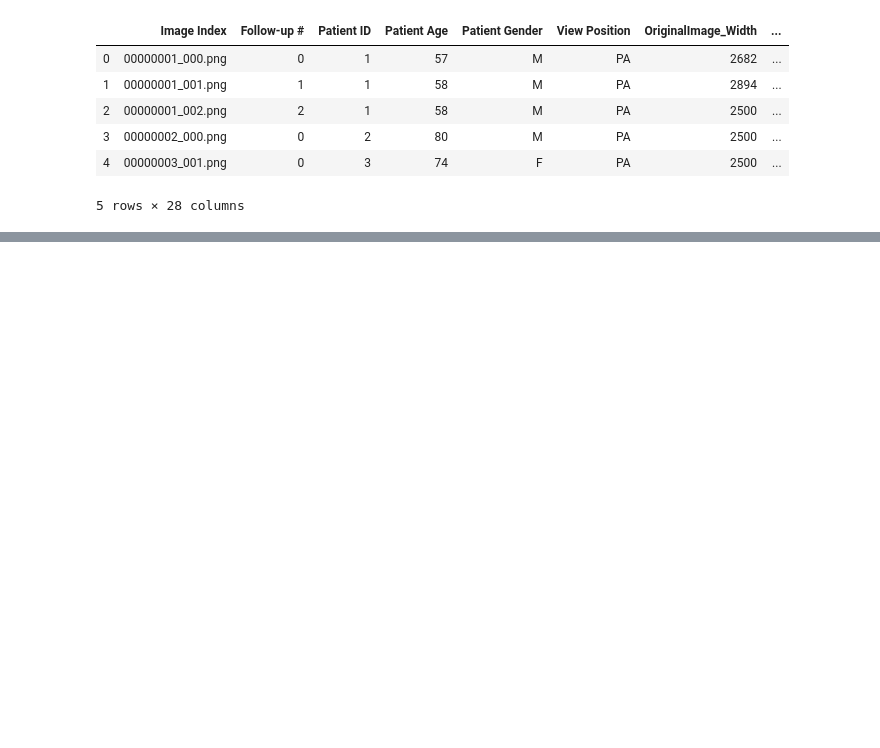
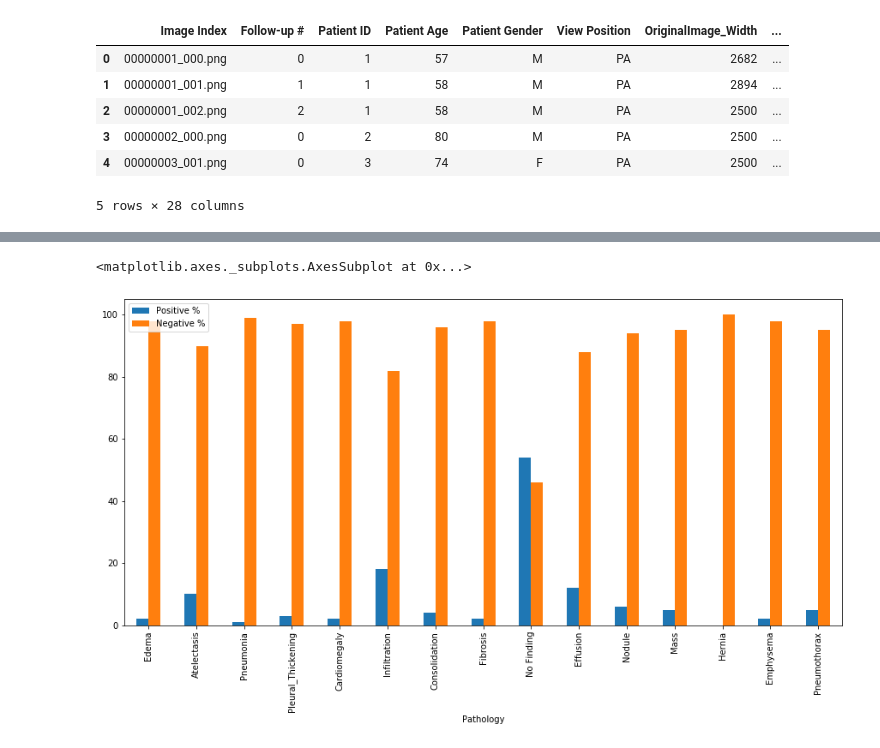
Before and after one commit to TobiasSchmidtDE/DeepL-MedicalImaging, a Jupyter notebook: src/datasets/chestxray14_exploration.ipynb, the cells around one changed output, grey strips where cells are left out. Saved outputs shown, nothing was run; the diff lists cells and outputs as text; code cells hidden in the pictures; blank space fills up the shorter version.

```diff
--- a/src/datasets/chestxray14_exploration.ipynb
+++ b/src/datasets/chestxray14_exploration.ipynb
@@ -21,6 +23,8 @@ WindowsPath('data/chestxray14/scale_256')
 # %%
-labels = pd.read_csv(chestxray14_folder / "meta/data/labels.csv")
-labels.head()
+dataset_folder = Path(os.environ.get('CHESTXRAY14_DATASET_DIRECTORY'))
+
+train_labels = pd.read_csv(dataset_folder / 'meta/data/labels.csv')
+train_labels.head()
 # %% [output]
 |  | Image Index | Follow-up # | Patient ID | Patient Age | Patient Gender | View Position | OriginalImage_Width | ... |
 | 0 | 00000001_000.png | 0 | 1 | 57 | M | PA | 2682 | ... |
@@ -31,0 +88,3 @@ labels.head()
+# %%
+labels = train_labels.columns.to_list()[13:28]
+print(labels)
@@ -31,0 +93,19 @@ labels.head()
+# %%
+d = {'Pathology': [], 'Positive': [], 'Positive %': [], 'Negative': [], 'Negative %': [],}
+for label in labels:
+    values = train_labels.groupby(label)
+    d['Pathology'].append(label)
+
+    positive = values.size()[True]
+    positive_percent = positive / train_labels.shape[0] * 100
+    d['Positive'].append(positive)
+    d['Positive %'].append(round(positive_percent))
+
+    negative = values.size()[False]
+    negative_percent = negative / train_labels.shape[0] * 100
+    d['Negative'].append(negative)
+    d['Negative %'].append(round(negative_percent))
+# %%
+df = pd.DataFrame(d)
+df = df.set_index('Pathology')
+df
@@ -31,0 +130,5 @@ labels.head()
+# %%
+df[['Positive %', 'Negative %']].copy().plot(kind='bar', figsize=(15,7))
+# %% [output]
+<matplotlib.axes._subplots.AxesSubplot at 0x...>
+[figure, added]
```
Also changed, not shown: parts of 22 cells of this notebook, 1 other file.
